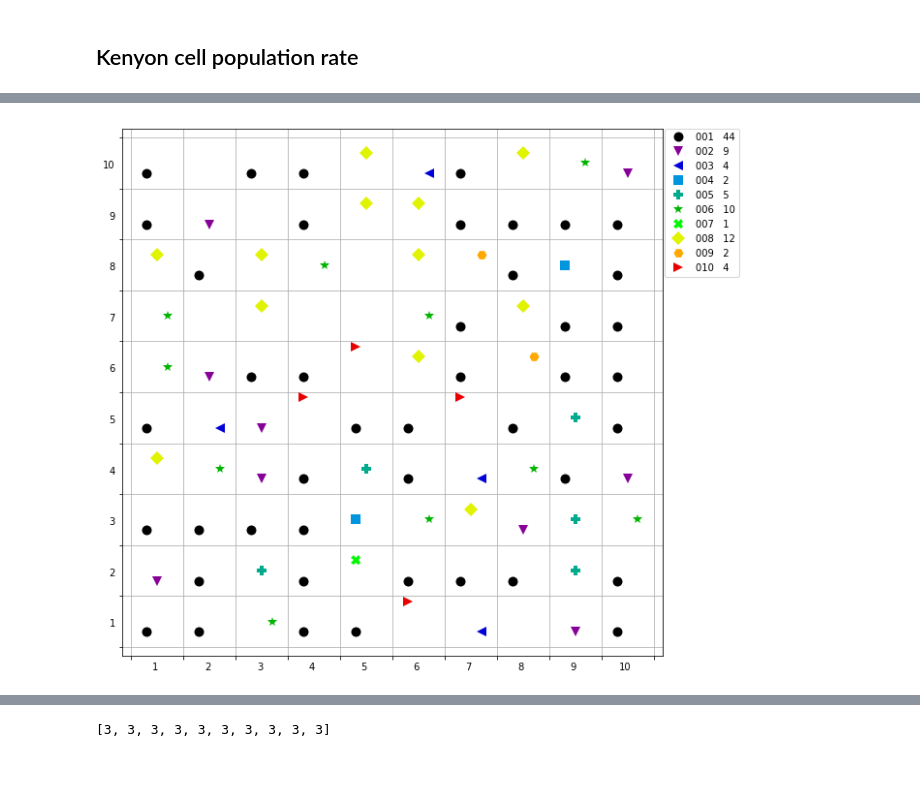
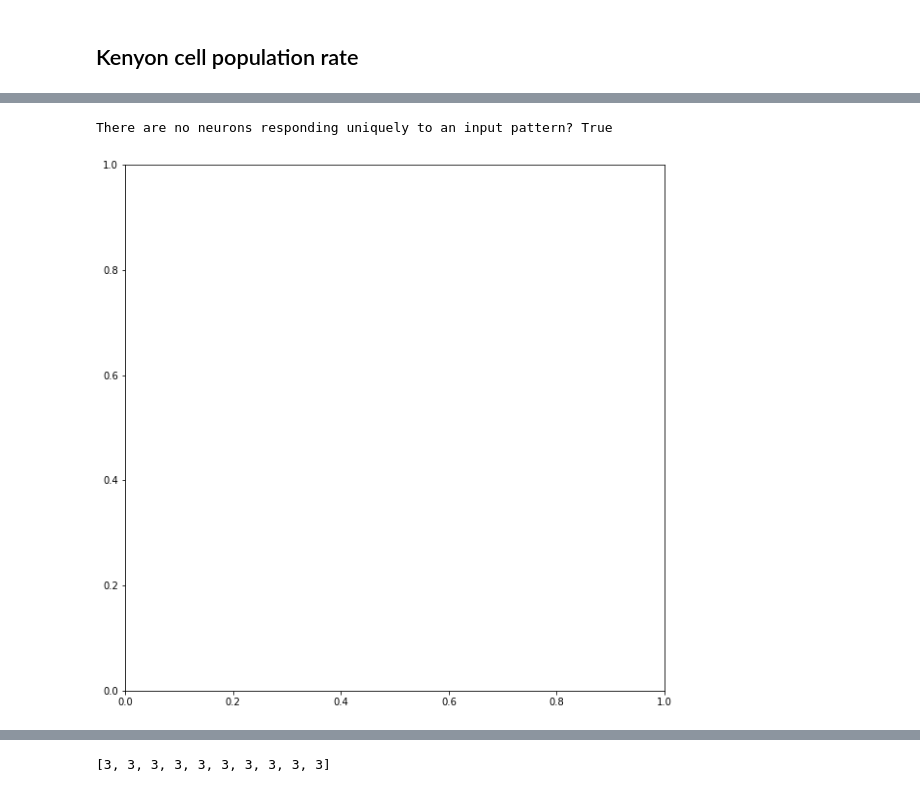
Before and after one commit to chanokin/brainscales-recognition, a Jupyter notebook: codebase/mushroom_body/analyze_mbody_results.ipynb, the cells around one changed output, grey strips where cells are left out. Saved outputs shown, nothing was run; the diff lists cells and outputs as text; code cells hidden in the pictures.

```diff
--- a/codebase/mushroom_body/analyze_mbody_results.ipynb
+++ b/codebase/mushroom_body/analyze_mbody_results.ipynb
@@ -387,7 +443,8 @@ Decision neurons - end
 ---
 # %%
 # start_t = int(total_t*0.999)
-start_t = total_t - 1000
+total_t = int(data['sim_time'])
+start_t = total_t - 2000
 print(start_t, total_t)
 fig = plt.figure(figsize=(15, 10))
 ax = plt.subplot(1, 1, 1)
@@ -543,58 +591,67 @@ plt.show()
 # %%
 markers = ['o', 'v', '<', 's', 'P', '*', 'X', 'D', 'H', '>']
 plt.figure(figsize=(10, 10))
 ax = plt.subplot(1, 1, 1)
 
 first_times = [True for _ in act_neurons]
 unique_act_neurons = {pat_id: [] for pat_id in act_neurons}
 for n_id in pats_per_neuron:
     if len(pats_per_neuron[n_id]) != 1:
         continue
     for pat_id in pats_per_neuron[n_id]:
         unique_act_neurons[pat_id].append(n_id)
 
 
+no_unique = 0
 for pat_id in unique_act_neurons:
-    color = cmap[pat_id]
-    marker = markers[pat_id]
-    for n_id in unique_act_neurons[pat_id]:
+    no_unique += (len(unique_act_neurons[pat_id]) > 0)
 
-        label = "{:03d}   {}".format(pat_id + 1, len(unique_act_neurons[pat_id])) if first_times[pat_id] else None
-        if first_times[pat_id]:
-            first_times[pat_id] = False
-        x = n_id % 10
-        y = n_id // 10
-        dx = ((pat_id % 3) - 1) * 0.2
-        dy = ((pat_id // 3) - 1) * 0.2
-        plt.plot(x+dx, y+dy, '.', markerfacecolor=color,
-                 marker=marker, markeredgewidth=0, markersize=10,
-                 label=label)
+no_unique = (no_unique == 0)
+print("There are no neurons responding uniquely to an input pattern? %s"%no_unique)
 
-ax.set_xticks([i-0.5 for i in range(11)])
-ax.set_yticks([i-0.5 for i in range(11)])
-ax.set_xticklabels([i for i in range(1, 11)])
-ax.set_yticklabels([i for i in range(1, 11)])
+if not no_unique:
+    for pat_id in unique_act_neurons:
+        color = cmap[pat_id]
+        marker = markers[pat_id]
+        for n_id in unique_act_neurons[pat_id]:
 
-dx = 0.25
-dy = 0.0
-offset = matplotlib.transforms.ScaledTranslation(dx, dy, fig.dpi_scale_trans)
-for label in ax.xaxis.get_majorticklabels():
-    label.set_transform(label.get_transform() + offset)
+            label = "{:03d}   {}".format(pat_id + 1, len(unique_act_neurons[pat_id])) if first_times[pat_id] else None
+            if first_times[pat_id]:
+                first_times[pat_id] = False
+            x = n_id % 10
+            y = n_id // 10
+            dx = ((pat_id % 3) - 1) * 0.2
+            dy = ((pat_id // 3) - 1) * 0.2
+            plt.plot(x+dx, y+dy, '.', markerfacecolor=color,
+                     marker=marker, markeredgewidth=0, markersize=10,
+                     label=label)
 
-dx = 0
-dy = 0.25
-offset = matplotlib.transforms.ScaledTranslation(dx, dy, fig.dpi_scale_trans)
-for label in ax.yaxis.get_majorticklabels():
-    label.set_transform(label.get_transform() + offset)
+    ax.set_xticks([i-0.5 for i in range(11)])
+    ax.set_yticks([i-0.5 for i in range(11)])
+    ax.set_xticklabels([i for i in range(1, 11)])
+    ax.set_yticklabels([i for i in range(1, 11)])
 
-handles, labels = ax.get_legend_handles_labels()
-labels, handles = zip(*sorted(zip(labels, handles), key=lambda t: t[0]))
-ax.legend(handles, labels, bbox_to_anchor=(1.15, 1.01))
+    dx = 0.25
+    dy = 0.0
+    offset = matplotlib.transforms.ScaledTranslation(dx, dy, fig.dpi_scale_trans)
+    for label in ax.xaxis.get_majorticklabels():
+        label.set_transform(label.get_transform() + offset)
 
-plt.grid()
-plt.show()
+    dx = 0
+    dy = 0.25
+    offset = matplotlib.transforms.ScaledTranslation(dx, dy, fig.dpi_scale_trans)
+    for label in ax.yaxis.get_majorticklabels():
+        label.set_transform(label.get_transform() + offset)
+
+    handles, labels = ax.get_legend_handles_labels()
+    labels, handles = zip(*sorted(zip(labels, handles), key=lambda t: t[0]))
+    ax.legend(handles, labels, bbox_to_anchor=(1.15, 1.01))
+
+    plt.grid()
+    plt.show()
 # %% [output]
+There are no neurons responding uniquely to an input pattern? True
-[figure, old version]
+[figure, new version]
 # %%
 angles = np.zeros((args.nPatternsAL, args.nPatternsAL))
 dots = np.zeros((args.nPatternsAL, args.nPatternsAL))
```
Also changed, not shown: parts of 23 cells of this notebook, 26 other files.
